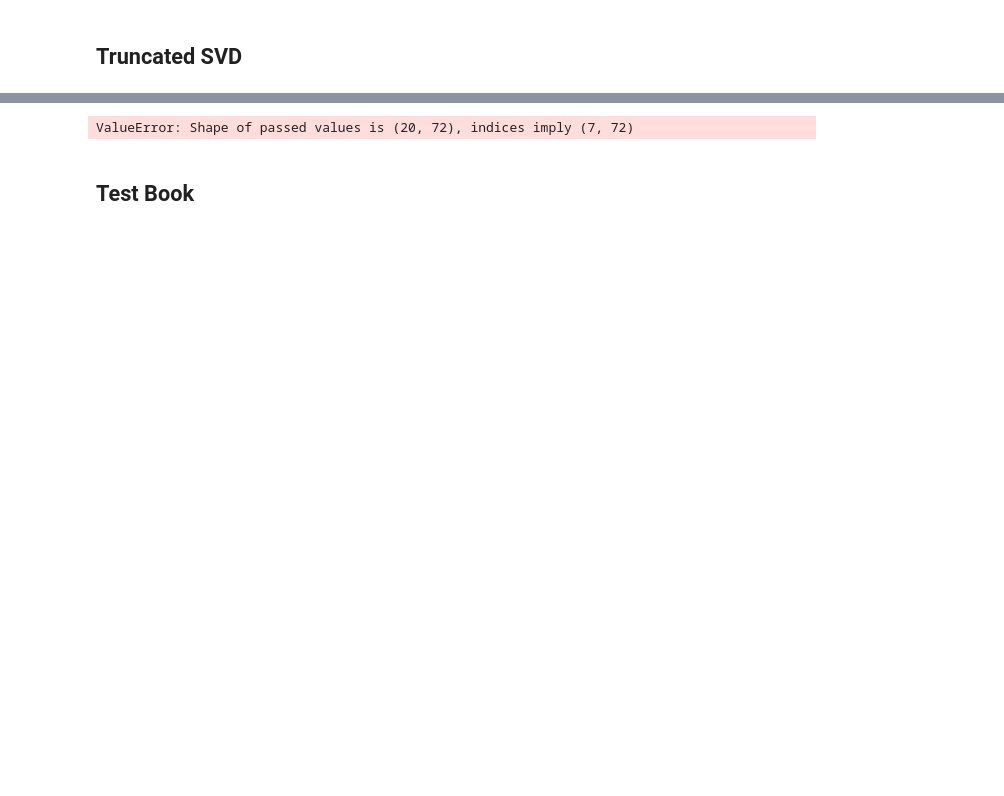
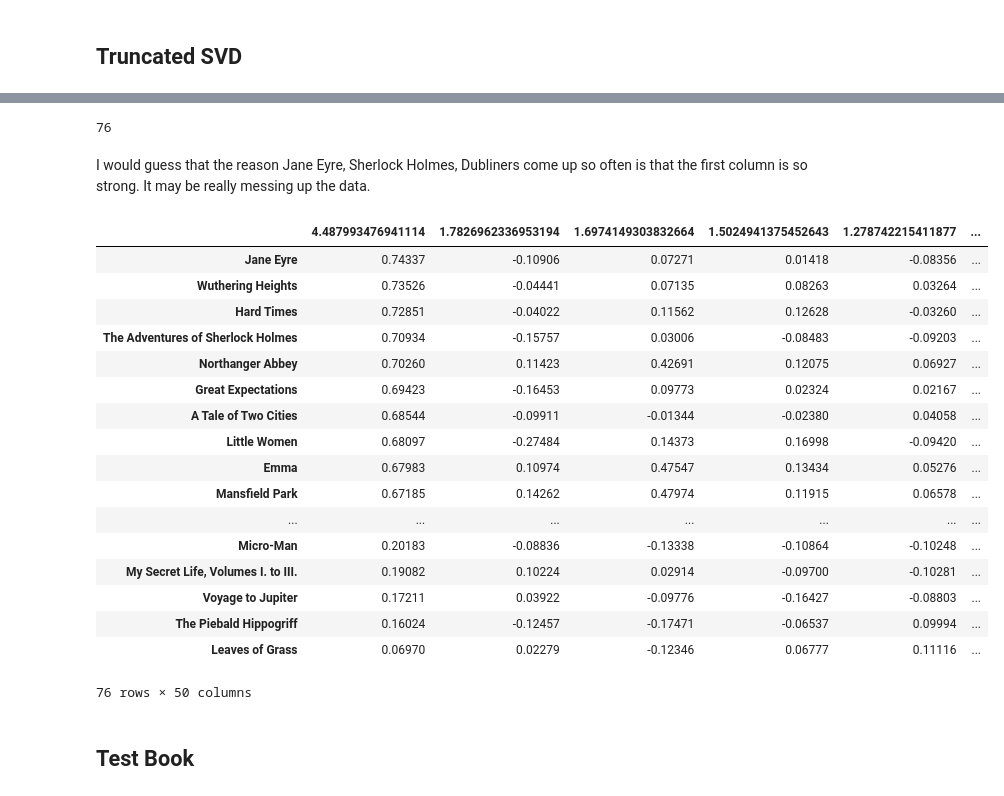
Before and after one commit to j-max/gutenberg_recommender, a Jupyter notebook: notebooks/2_train_with_imported_modules.ipynb, the cells around one changed output, grey strips where cells are left out. Drawn from its saved outputs; the diff is of its cells as text; code cells hidden in the pictures; blank space fills up the shorter version.

```diff
--- a/notebooks/2_train_with_imported_modules.ipynb
+++ b/notebooks/2_train_with_imported_modules.ipynb
@@ -89,3 +107,3 @@ lemmed_text[50]
 # %%
-tfidf= TfidfVectorizer(min_df = .1, max_df = .9, stop_words='english')
+tfidf= TfidfVectorizer(min_df = .1, max_df = .9, stop_words='english', ngram_range=(1,2))
 doc_word = tfidf.fit_transform(lemmed_text)
@@ -179,11 +200,35 @@ book_titles
+# %%
+len(doc_topic)
+# %% [output]
+76
+# %% [markdown]
+I would guess that the reason Jane Eyre, Sherlock Holmes, Dubliners come up so often is that the first column is so strong. It may be really messing up the data.
 # %%
 Vt = pd.DataFrame(doc_topic.round(5),
              index = book_titles,
-             columns = ["component_1","component_2", 'component_3', 'component_4', 'component_5','component_6','component_7'])
-# Vt.sort_values('component_5', ascending=False)
-Vt
+             columns = lsa.singular_values_)
+# Vt.sort_values('component_5', ascending=False))
+list(Vt)
+Vt.sort_values(4.487993476941114, ascending=False)
 # %% [output]
+|  | 4.487993476941114 | 1.7826962336953194 | 1.6974149303832664 | 1.5024941375452643 | 1.278742215411877 | ... |
+| Jane Eyre | 0.74337 | -0.10906 | 0.07271 | 0.01418 | -0.08356 | ... |
+| Wuthering Heights | 0.73526 | -0.04441 | 0.07135 | 0.08263 | 0.03264 | ... |
+| Hard Times | 0.72851 | -0.04022 | 0.11562 | 0.12628 | -0.03260 | ... |
+| The Adventures of Sherlock Holmes | 0.70934 | -0.15757 | 0.03006 | -0.08483 | -0.09203 | ... |
+| Northanger Abbey | 0.70260 | 0.11423 | 0.42691 | 0.12075 | 0.06927 | ... |
+| Great Expectations | 0.69423 | -0.16453 | 0.09773 | 0.02324 | 0.02167 | ... |
+| A Tale of Two Cities | 0.68544 | -0.09911 | -0.01344 | -0.02380 | 0.04058 | ... |
+| Little Women | 0.68097 | -0.27484 | 0.14373 | 0.16998 | -0.09420 | ... |
+| Emma | 0.67983 | 0.10974 | 0.47547 | 0.13434 | 0.05276 | ... |
+| Mansfield Park | 0.67185 | 0.14262 | 0.47974 | 0.11915 | 0.06578 | ... |
+| ... | ... | ... | ... | ... | ... | ... |
+| Micro-Man | 0.20183 | -0.08836 | -0.13338 | -0.10864 | -0.10248 | ... |
+| My Secret Life, Volumes I. to III. | 0.19082 | 0.10224 | 0.02914 | -0.09700 | -0.10281 | ... |
+| Voyage to Jupiter | 0.17211 | 0.03922 | -0.09776 | -0.16427 | -0.08803 | ... |
+| The Piebald Hippogriff | 0.16024 | -0.12457 | -0.17471 | -0.06537 | 0.09994 | ... |
+| Leaves of Grass | 0.06970 | 0.02279 | -0.12346 | 0.06777 | 0.11116 | ... |
-ValueError: Shape of passed values is (20, 72), indices imply (7, 72)
+76 rows × 50 columns
 # %% [markdown]
 ## Test Book
 # %%
```
Also changed, not shown: parts of 62 cells of this notebook, 12 other files.
